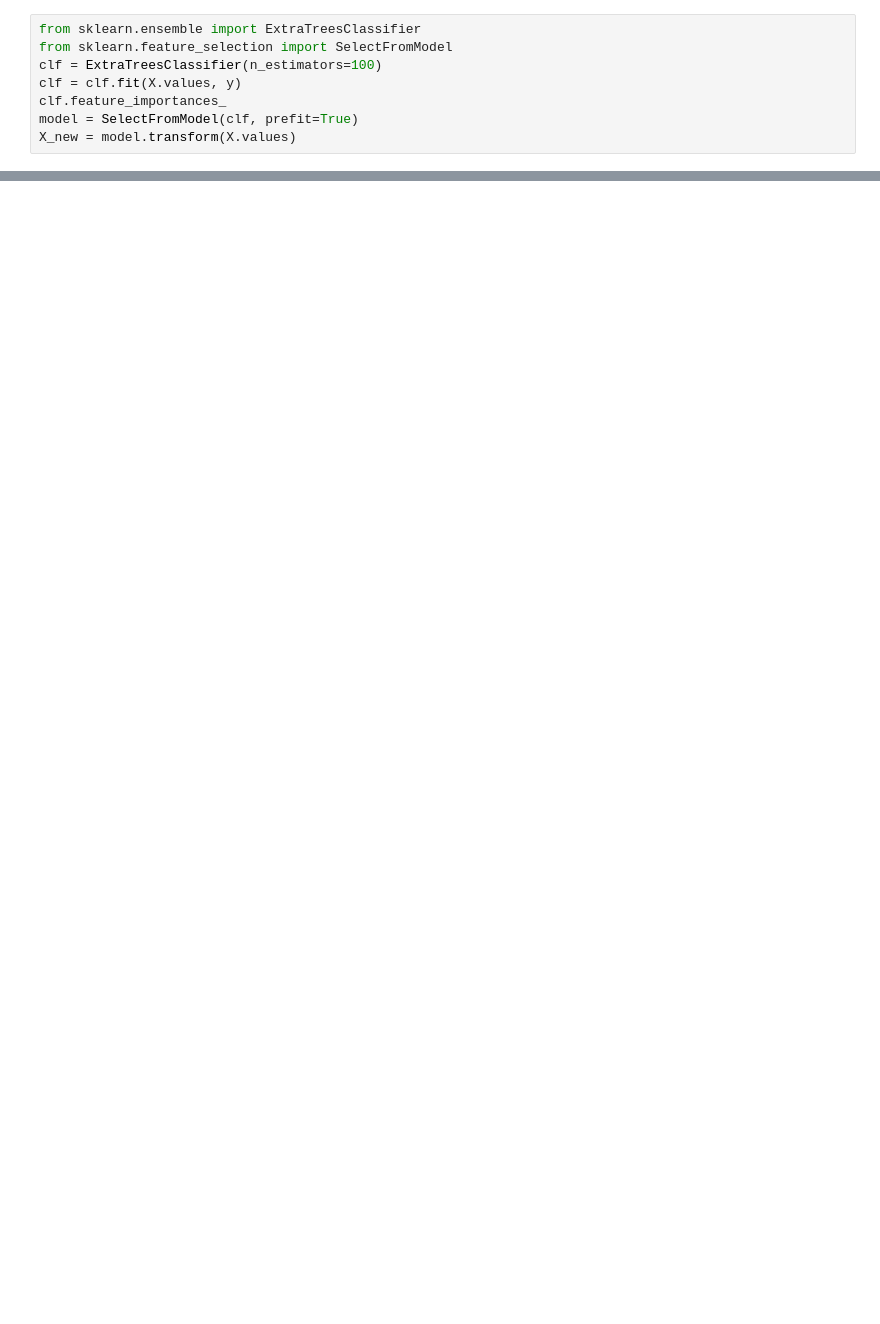
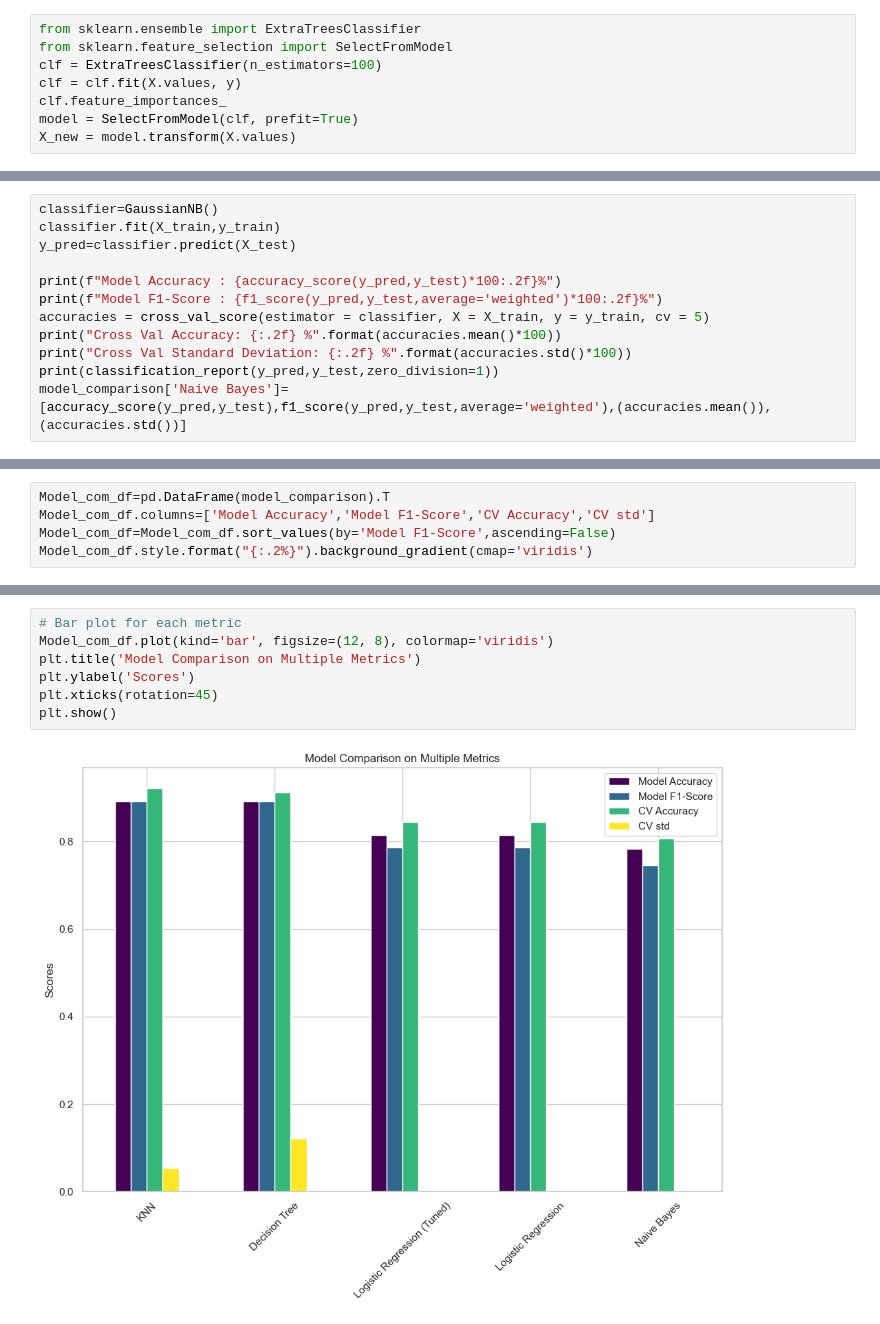
Before and after one commit to FedericoAriton99/CA-3-Strategic-Thinking, a Jupyter notebook: Federico_Ariton_Strategicthinking_Code_HDip_CA3.ipynb, the cells around one changed output, grey strips where cells are left out. Drawn from its saved outputs; the diff is of its cells as text; blank space fills up the shorter version.

Commit message:
Model comparison

```diff
--- a/Federico_Ariton_Strategicthinking_Code_HDip_CA3.ipynb
+++ b/Federico_Ariton_Strategicthinking_Code_HDip_CA3.ipynb
@@ -676,0 +679,12 @@ weighted avg       0.89      0.89      0.89      8238
+# %%
+classifier=GaussianNB()
+classifier.fit(X_train,y_train)
+y_pred=classifier.predict(X_test)
+
+print(f"Model Accuracy : {accuracy_score(y_pred,y_test)*100:.2f}%")
+print(f"Model F1-Score : {f1_score(y_pred,y_test,average='weighted')*100:.2f}%")
+accuracies = cross_val_score(estimator = classifier, X = X_train, y = y_train, cv = 5)
+print("Cross Val Accuracy: {:.2f} %".format(accuracies.mean()*100))
+print("Cross Val Standard Deviation: {:.2f} %".format(accuracies.std()*100))
+print(classification_report(y_pred,y_test,zero_division=1))
+model_comparison['Naive Bayes']=[accuracy_score(y_pred,y_test),f1_score(y_pred,y_test,average='weighted'),(accuracies.mean()),(accuracies.std())]
@@ -676,0 +706,5 @@ weighted avg       0.89      0.89      0.89      8238
+# %%
+Model_com_df=pd.DataFrame(model_comparison).T
+Model_com_df.columns=['Model Accuracy','Model F1-Score','CV Accuracy','CV std']
+Model_com_df=Model_com_df.sort_values(by='Model F1-Score',ascending=False)
+Model_com_df.style.format("{:.2%}").background_gradient(cmap='viridis')
@@ -676,0 +718,9 @@ weighted avg       0.89      0.89      0.89      8238
+# %%
+# Bar plot for each metric
+Model_com_df.plot(kind='bar', figsize=(12, 8), colormap='viridis')
+plt.title('Model Comparison on Multiple Metrics')
+plt.ylabel('Scores')
+plt.xticks(rotation=45)
+plt.show()
+# %% [output]
+[figure, added]
```
Also changed, not shown: parts of 48 cells of this notebook.
